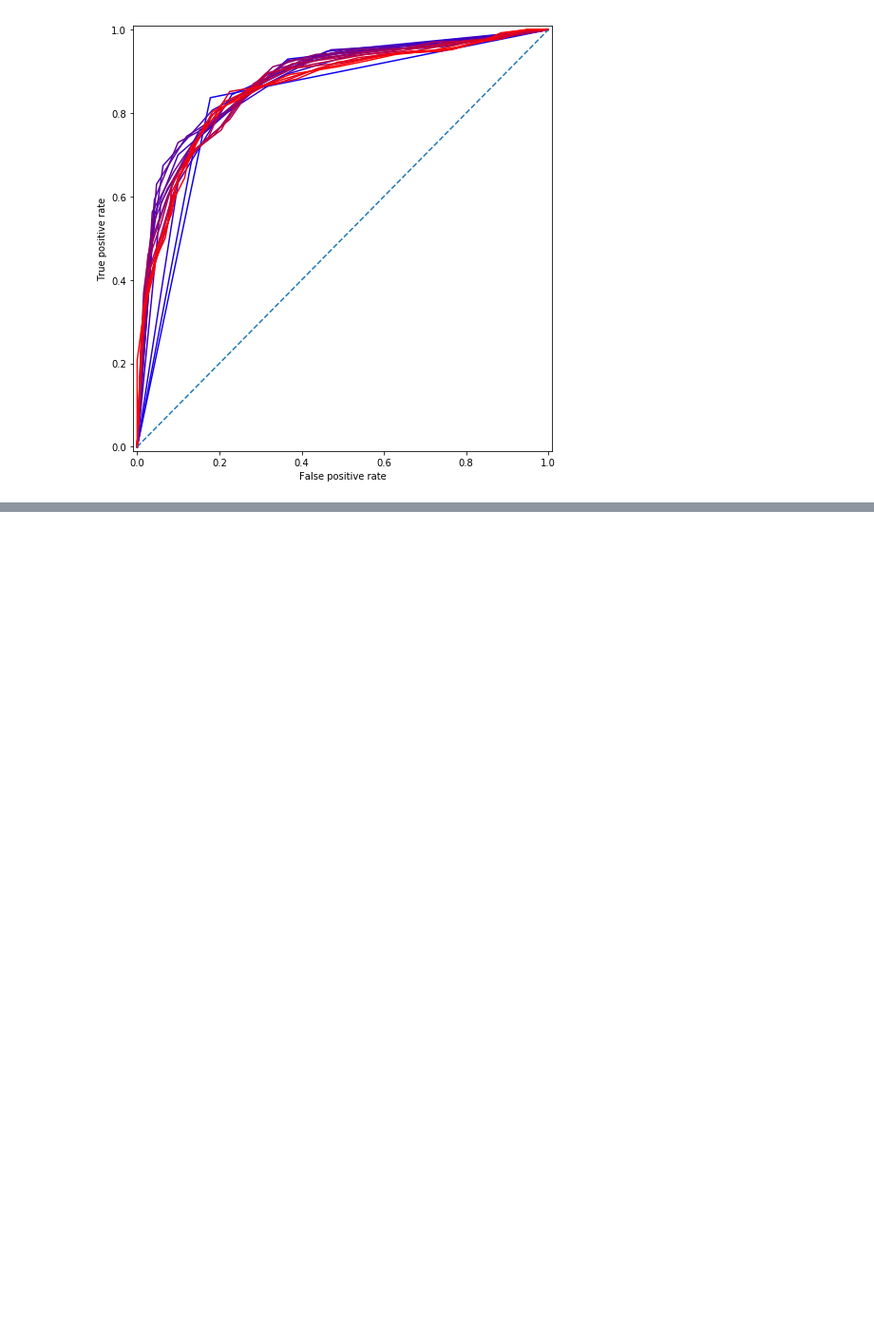
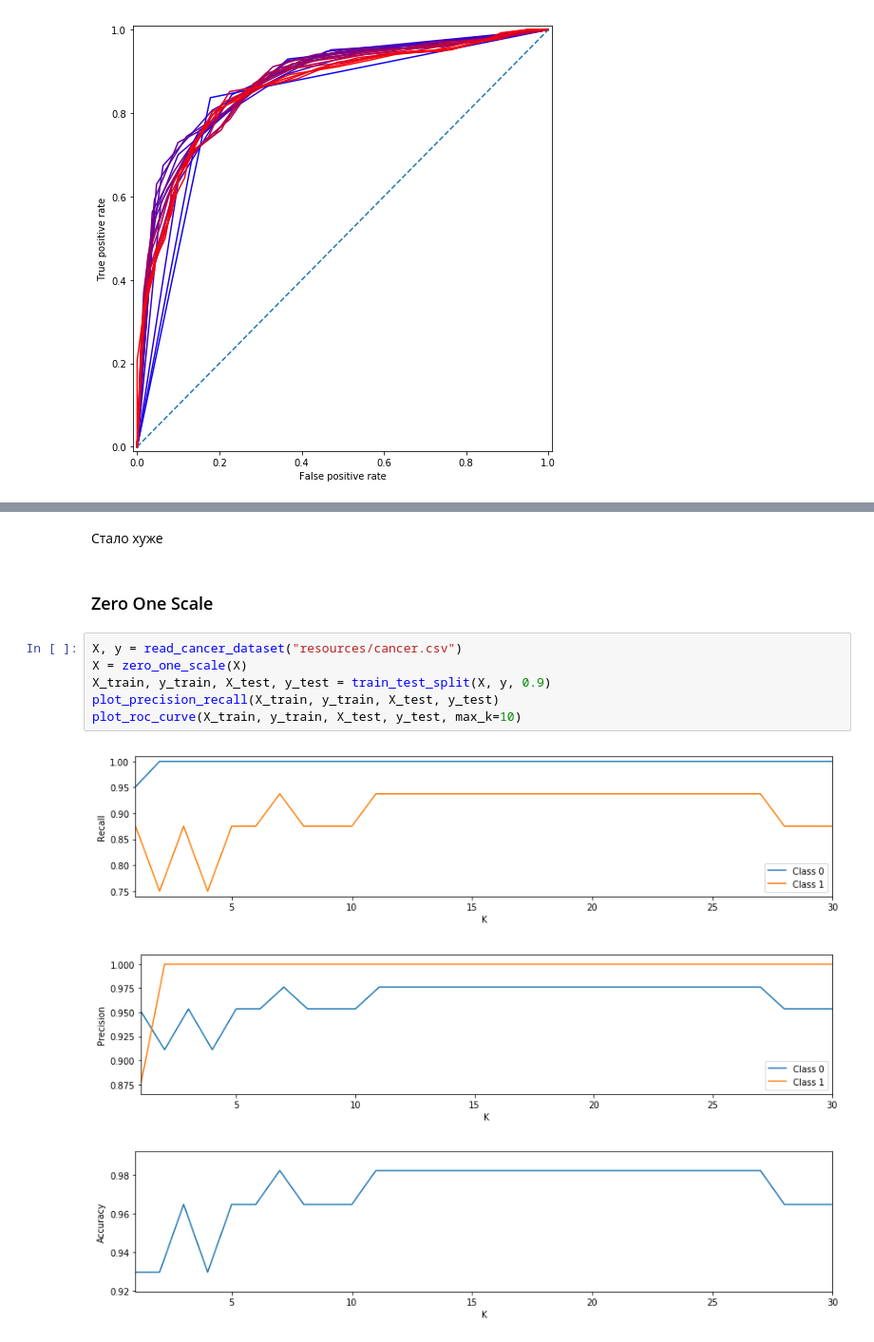
Before and after one commit to maximumSHOT-HSE/ML-HW, a Jupyter notebook: hw01/hw01_task.ipynb, the cells around one changed output, grey strips where cells are left out. Shown at 95% size. Saved outputs shown, nothing was run; the diff lists cells and outputs as text; blank space fills up the shorter version.

```diff
--- a/hw01/hw01_task.ipynb
+++ b/hw01/hw01_task.ipynb
@@ -361,0 +396,14 @@ plot_roc_curve(X_train, y_train, X_test, y_test, max_k=20)
+# %% [markdown]
+Стало хуже
+# %% [markdown]
+### Zero One Scale
+# %%
+X, y = read_cancer_dataset("resources/cancer.csv")
+X = zero_one_scale(X)
+X_train, y_train, X_test, y_test = train_test_split(X, y, 0.9)
+plot_precision_recall(X_train, y_train, X_test, y_test)
+plot_roc_curve(X_train, y_train, X_test, y_test, max_k=10)
+# %% [output]
+[figure, added]
+[figure, added]
+[figure, added]
```
Also changed, not shown: parts of 6 cells of this notebook, 1 other file.
